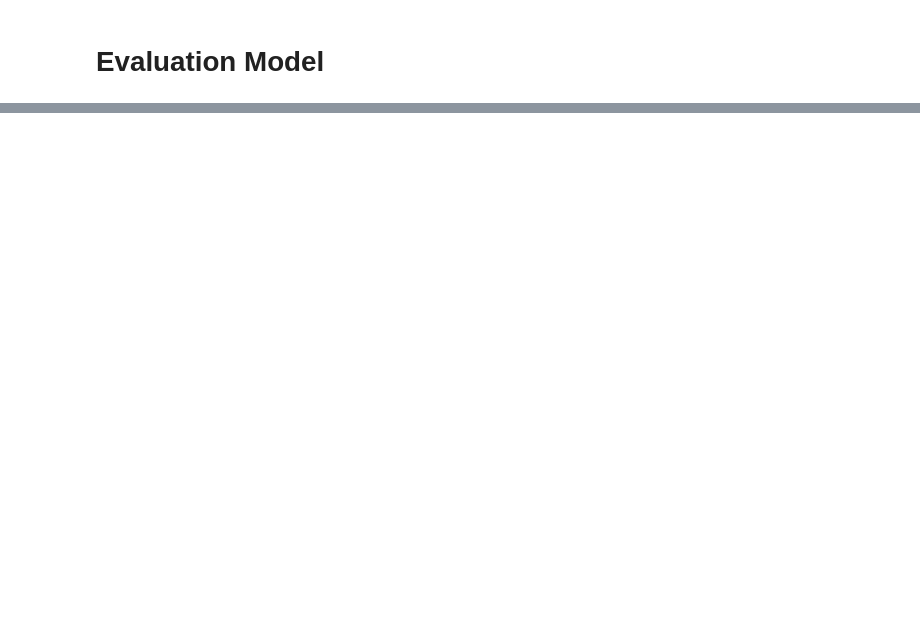
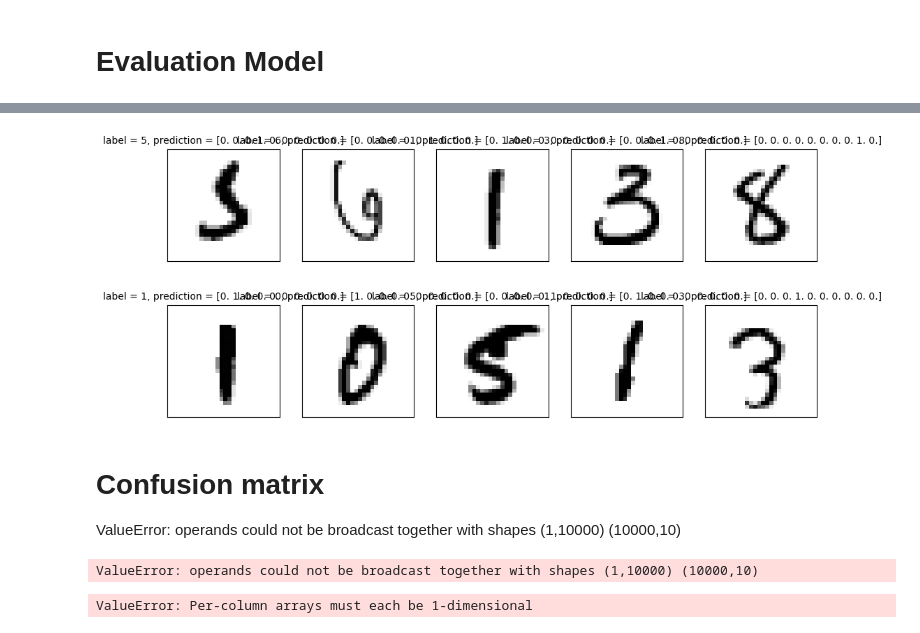
Before and after one commit to OohelloworldoO/Practical-Applications-of-Artificial-Intelligence, a Jupyter notebook: Machine Learning(ML)/Deep Neural Network(DNN)/Classifying Handwritten Digits Using Multilayer Perceptron(MLP).ipynb, the cells around one changed output, grey strips where cells are left out. Cells and saved outputs as stored; diff of their text form; code cells hidden in the pictures; blank space fills up the shorter version.

```diff
--- a/Machine Learning(ML)/Deep Neural Network(DNN)/Classifying Handwritten Digits Using Multilayer Perceptron(MLP).ipynb
+++ b/Machine Learning(ML)/Deep Neural Network(DNN)/Classifying Handwritten Digits Using Multilayer Perceptron(MLP).ipynb
@@ -139,3 +139,37 @@ array([[0., 0., 0., ..., 1., 0., 0.],
        [0., 0., 0., ..., 0., 0., 0.],
        [0., 0., 0., ..., 0., 0., 0.],
        [0., 0., 0., ..., 0., 0., 0.]], dtype=float32)
+# %%
+import matplotlib.pyplot as plt
+def plot_images_labels_prediction(images, labels, prediction, idx, num=10):
+    fig = plt.gcf()
+    fig.set_size_inches(12, 14)
+
+    if num>25: num = 25
+    for i in range(0, num):
+        ax = plt.subplot(5, 5, i+1)
+        ax.imshow(images[idx], cmap = 'binary')
+        title = "label = " + str(labels[idx])
+        if len(prediction)>0:
+            title += ", prediction = " + str(prediction[idx])
+        ax.set_title(title, fontsize = 10)
+        ax.set_xticks([]); ax.set_yticks([])
+        idx += 1
+    plt.show()
+
+plot_images_labels_prediction(x_test_image, y_test_label, prediction, idx = 340)
+# %% [output]
+[figure, added]
+# %% [markdown]
+# Confusion matrix
+ValueError: operands could not be broadcast together with shapes (1,10000) (10000,10)
+# %%
+import pandas as pd
+pd.crosstab(y_test_label, prediction, rownames=['label'], colnames=['predict'])
+# %% [output]
+ValueError: operands could not be broadcast together with shapes (1,10000) (10000,10)
+# %%
+df = pd.DataFrame({'label': y_test_label, 'predict': prediction})
+df[:2]
+# %% [output]
+ValueError: Per-column arrays must each be 1-dimensional
```
Also changed, not shown: parts of 6 cells of this notebook.
